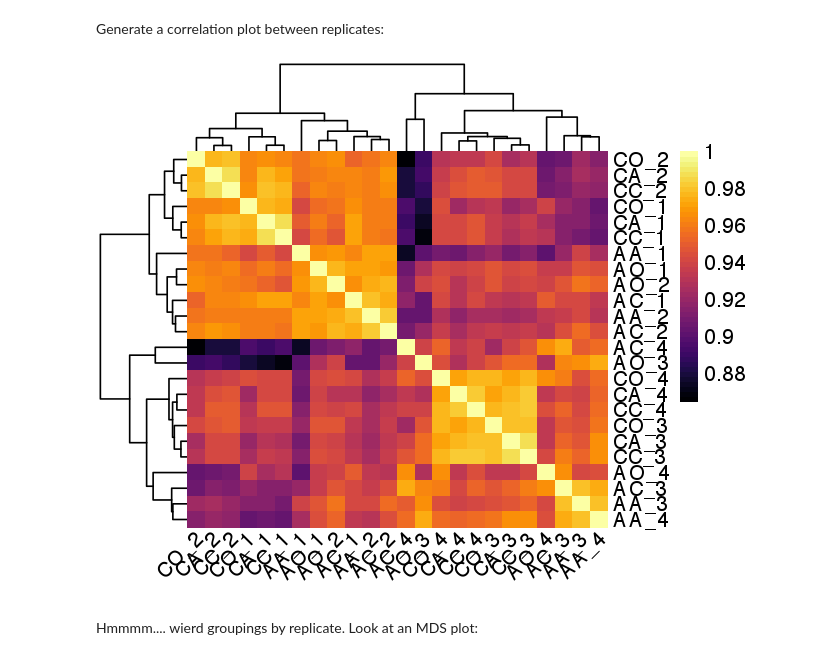
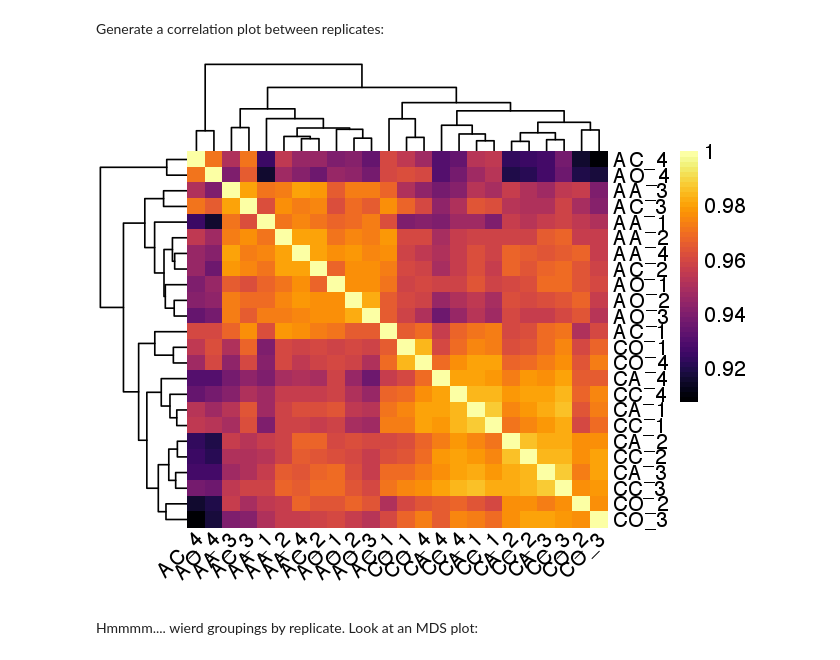
Before and after one commit to YazBraimah/Axenic.PM, a Jupyter notebook: Yasir_R_analysis_pipeline.ipynb, the cells around one changed output. Saved outputs shown, nothing was run; the diff lists cells and outputs as text; code cells hidden in the pictures.

```diff
--- a/Yasir_R_analysis_pipeline.ipynb
+++ b/Yasir_R_analysis_pipeline.ipynb
@@ -226,6 +226,9 @@ Now define the groupings by sample and set up the design matrix:
 # %%
 groups = factor(sampleInfo$Sample)
 batch = factor(sampleInfo$Handler)
+design = model.matrix( ~ 0 + groups)
 design_batch = model.matrix( ~ 0 + groups + batch)
 colnames(design_batch) <- c(levels(groups), "batch")
 rownames(design_batch) <- sampleInfo$Replicate
+colnames(design) <- levels(groups)
+rownames(design) <- sampleInfo$Replicate
@@ -232,2 +237,12 @@ rownames(design_batch) <- sampleInfo$Replicate
+# %%
+y <- DGEList(counts=countsKeep_bt2, group=groups)
+y <- calcNormFactors(y, method="upperquartile")
+y <- estimateGLMCommonDisp(y, design)
+y <- estimateGLMTagwiseDisp(y, design)
+fit <- glmFit(y, design)
+res <- residuals(fit, type="deviance")
+seqUQ <- betweenLaneNormalization(as.matrix(countsKeep_bt2), which="upper")
+
+batch_ruv_res = RUVr(seqUQ,rownames(countsKeep_bt2),k=1,res)
 # %% [markdown]
 Create the DGElist object and GLM fit:
@@ -274,27 +284,27 @@ rm(voom, g.v, z.v)
 Generate a correlation plot between replicates:
 # %%
 ## Plot sample correlation
-data = log2(countsKeep_bt2+1)
+data = log2(batch_ruv_res$normalizedCounts+1)
 # colnames(data) = gsub("Female_", "", colnames(data))
 data = as.matrix(data)
 sample_cor = cor(data, method='pearson', use='pairwise.complete.obs')
 
 options(repr.plot.width = 5.5, repr.plot.height = 4.5)
 pheatmap(
   mat               = sample_cor,
   color             = inferno(50),
   border_color      = NA,
   show_colnames     = TRUE,
   show_rownames     = TRUE,
 #   filename          = "Figures/sample_correlations_all.pdf",
 #   width             = 6,
 #   height            = 5,
   fontsize          = 12
 )
 rm(data)
 rm(sample_cor)
 # %% [output]
-[figure, old version]
+[figure, new version]
 # %% [markdown]
 Hmmmm.... wierd groupings by replicate. Look at an MDS plot:
 # %%
```
Also changed, not shown: parts of 49 cells of this notebook.
